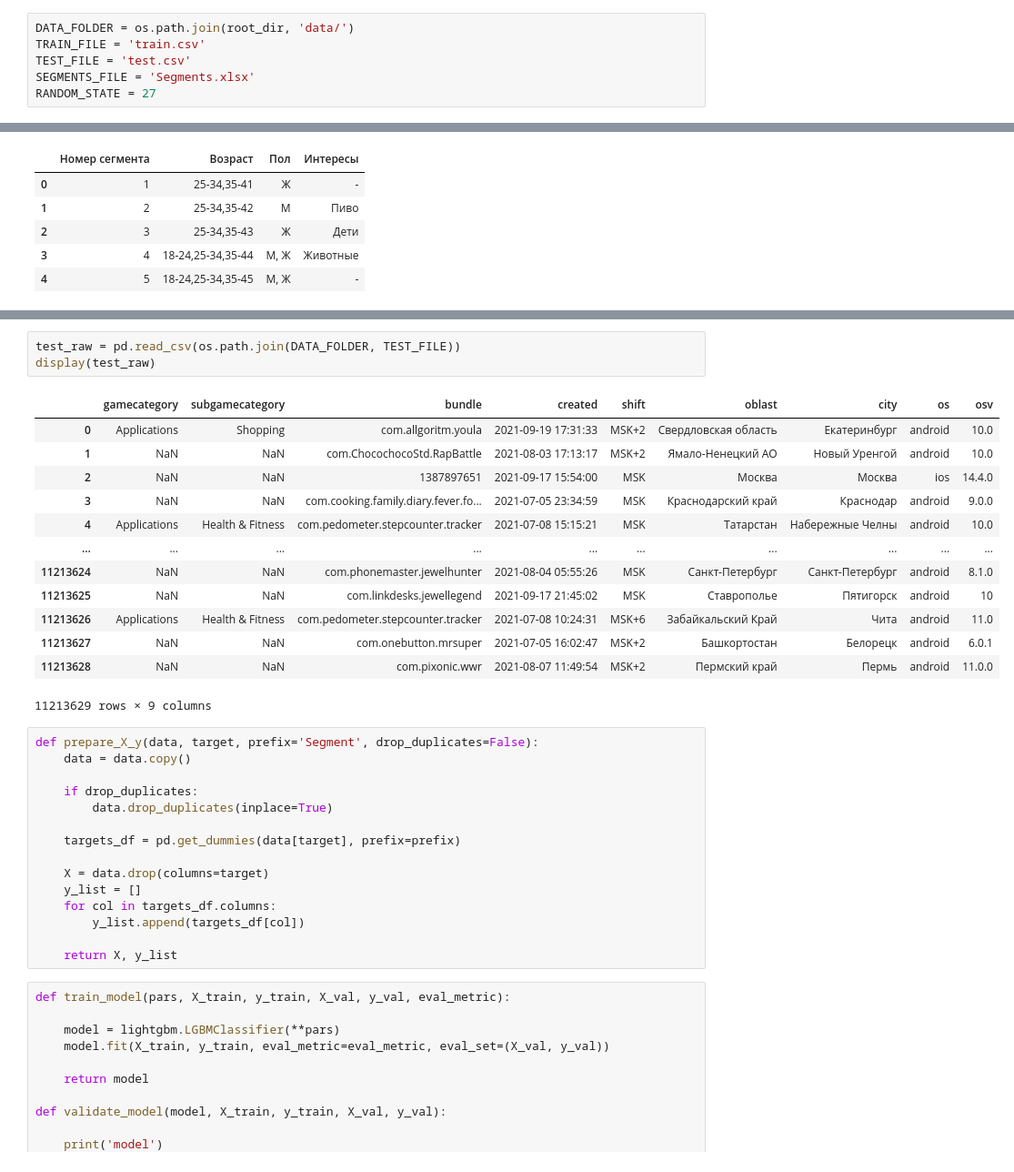
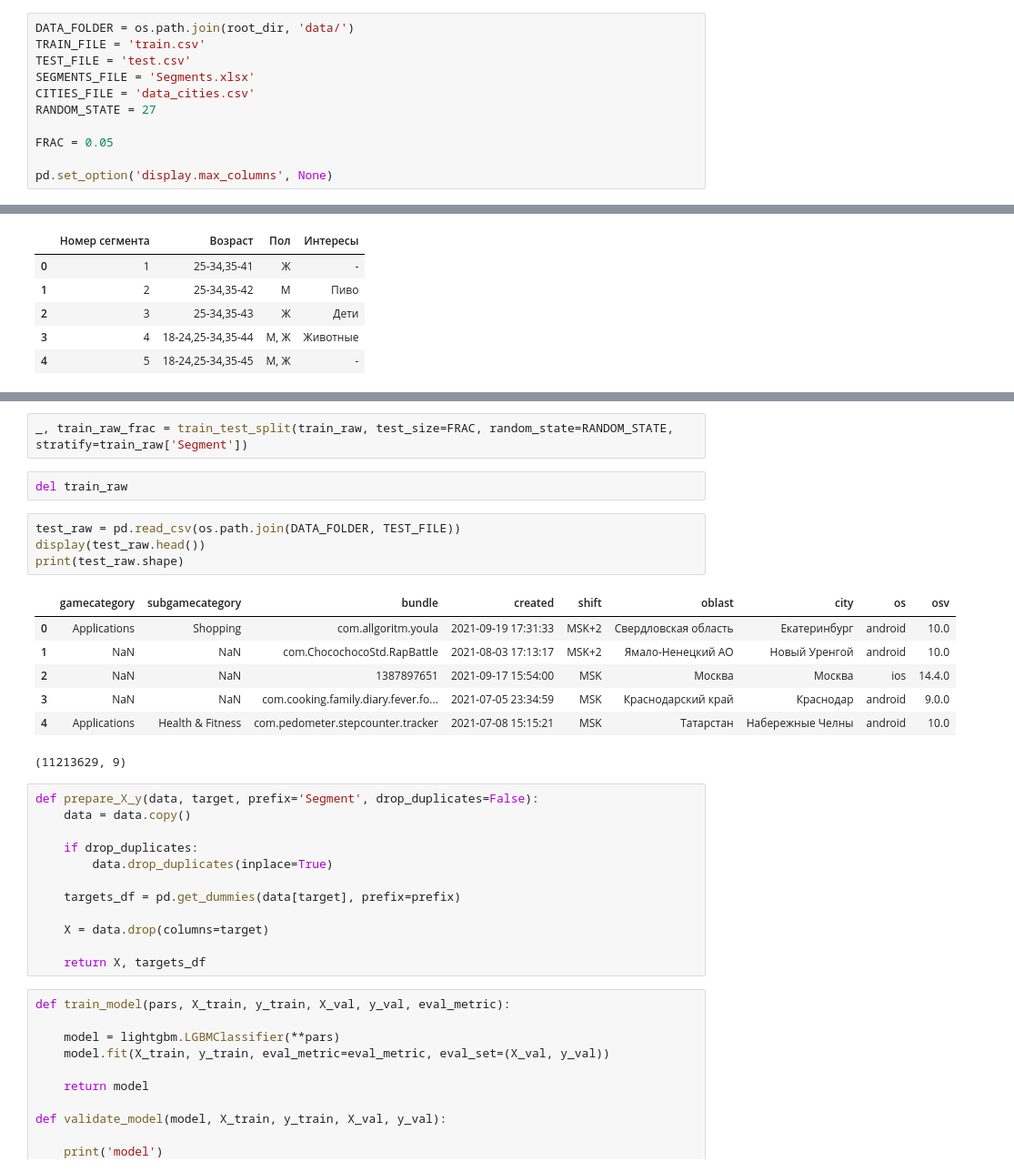
Before and after one commit to SerSmith/hackathon_hyper_ad_tech, a Jupyter notebook: notebooks/affernus_baseline_lgbm.ipynb, the cells around one changed output, grey strips where cells are left out. Shown: that part at 91% size. Drawn from its saved outputs; the diff is of its cells as text.

```diff
--- a/notebooks/affernus_baseline_lgbm.ipynb
+++ b/notebooks/affernus_baseline_lgbm.ipynb
@@ -29,7 +33,12 @@ DATA_FOLDER = os.path.join(root_dir, 'data/')
 TRAIN_FILE = 'train.csv'
 TEST_FILE = 'test.csv'
 SEGMENTS_FILE = 'Segments.xlsx'
+CITIES_FILE = 'data_cities.csv'
 RANDOM_STATE = 27
+
+FRAC = 0.05
+
+pd.set_option('display.max_columns', None)
 # %% [markdown]
 # Загрузка данных
 # %%
@@ -62,20 +66,19 @@ display(train_raw)
+# %%
+_, train_raw_frac = train_test_split(train_raw, test_size=FRAC, random_state=RANDOM_STATE, stratify=train_raw['Segment'])
+# %%
+del train_raw
 # %%
 test_raw = pd.read_csv(os.path.join(DATA_FOLDER, TEST_FILE))
-display(test_raw)
+display(test_raw.head())
+print(test_raw.shape)
 # %% [output]
 |  | gamecategory | subgamecategory | bundle | created | shift | oblast | city | os | osv |
 | 0 | Applications | Shopping | com.allgoritm.youla | 2021-09-19 17:31:33 | MSK+2 | Свердловская область | Екатеринбург | android | 10.0 |
 | 1 | NaN | NaN | com.ChocochocoStd.RapBattle | 2021-08-03 17:13:17 | MSK+2 | Ямало-Ненецкий АО | Новый Уренгой | android | 10.0 |
 | 2 | NaN | NaN | 1387897651 | 2021-09-17 15:54:00 | MSK | Москва | Москва | ios | 14.4.0 |
 | 3 | NaN | NaN | com.cooking.family.diary.fever.fo... | 2021-07-05 23:34:59 | MSK | Краснодарский край | Краснодар | android | 9.0.0 |
 | 4 | Applications | Health & Fitness | com.pedometer.stepcounter.tracker | 2021-07-08 15:15:21 | MSK | Татарстан | Набережные Челны | android | 10.0 |
-| ... | ... | ... | ... | ... | ... | ... | ... | ... | ... |
-| 11213624 | NaN | NaN | com.phonemaster.jewelhunter | 2021-08-04 05:55:26 | MSK | Санкт-Петербург | Санкт-Петербург | android | 8.1.0 |
-| 11213625 | NaN | NaN | com.linkdesks.jewellegend | 2021-09-17 21:45:02 | MSK | Ставрополье | Пятигорск | android | 10 |
-| 11213626 | Applications | Health & Fitness | com.pedometer.stepcounter.tracker | 2021-07-08 10:24:31 | MSK+6 | Забайкальский Край | Чита | android | 11.0 |
-| 11213627 | NaN | NaN | com.onebutton.mrsuper | 2021-07-05 16:02:47 | MSK+2 | Башкортостан | Белорецк | android | 6.0.1 |
-| 11213628 | NaN | NaN | com.pixonic.wwr | 2021-08-07 11:49:54 | MSK+2 | Пермский край | Пермь | android | 11.0.0 |
-11213629 rows × 9 columns
+(11213629, 9)
 # %%
 def prepare_X_y(data, target, prefix='Segment', drop_duplicates=False):
     data = data.copy()
@@ -86,11 +89,8 @@ def prepare_X_y(data, target, prefix='Segment', drop_duplicates=False):
     targets_df = pd.get_dummies(data[target], prefix=prefix)
 
     X = data.drop(columns=target)
-    y_list = []
-    for col in targets_df.columns:
-        y_list.append(targets_df[col])
 
-    return X, y_list
+    return X, targets_df
 # %%
 def train_model(pars, X_train, y_train, X_val, y_val, eval_metric):
 
```
Also changed, not shown: parts of 26 cells of this notebook, 17 other files.
